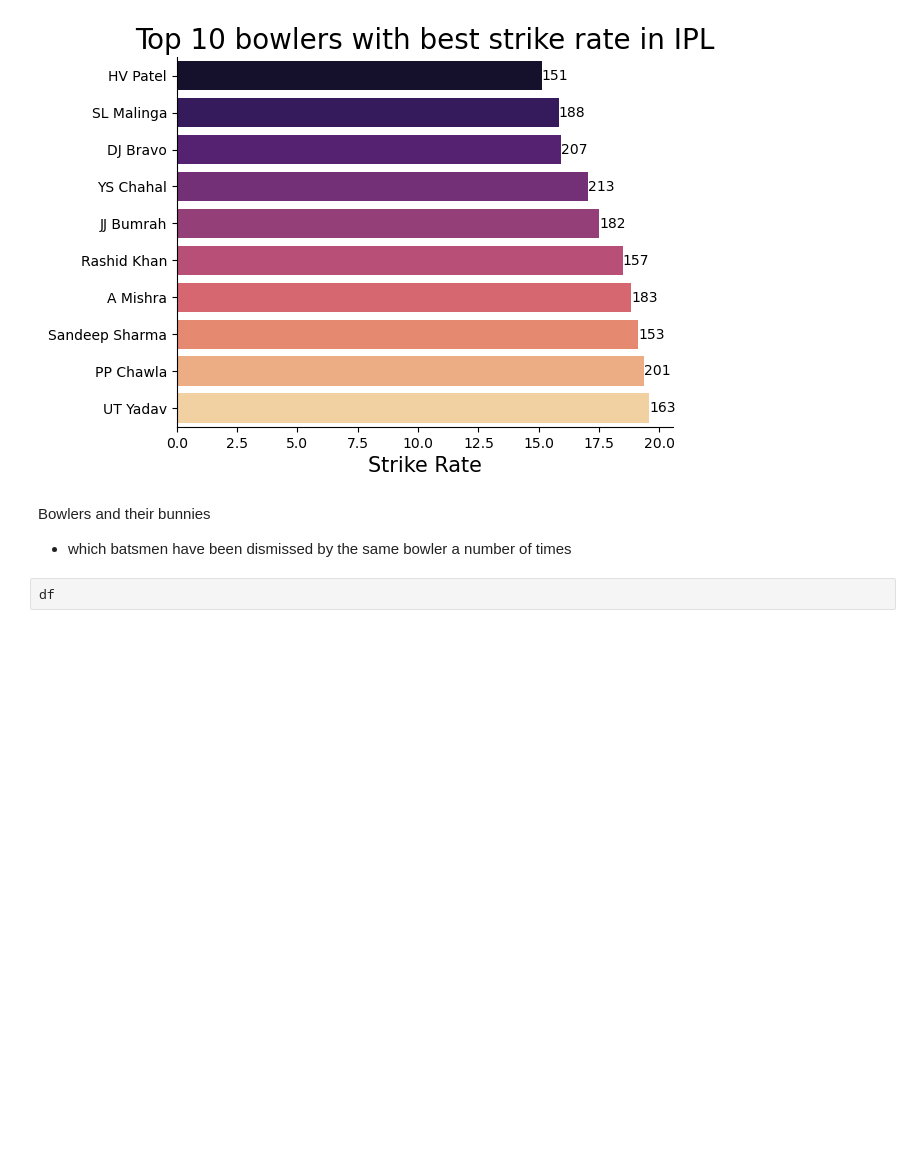
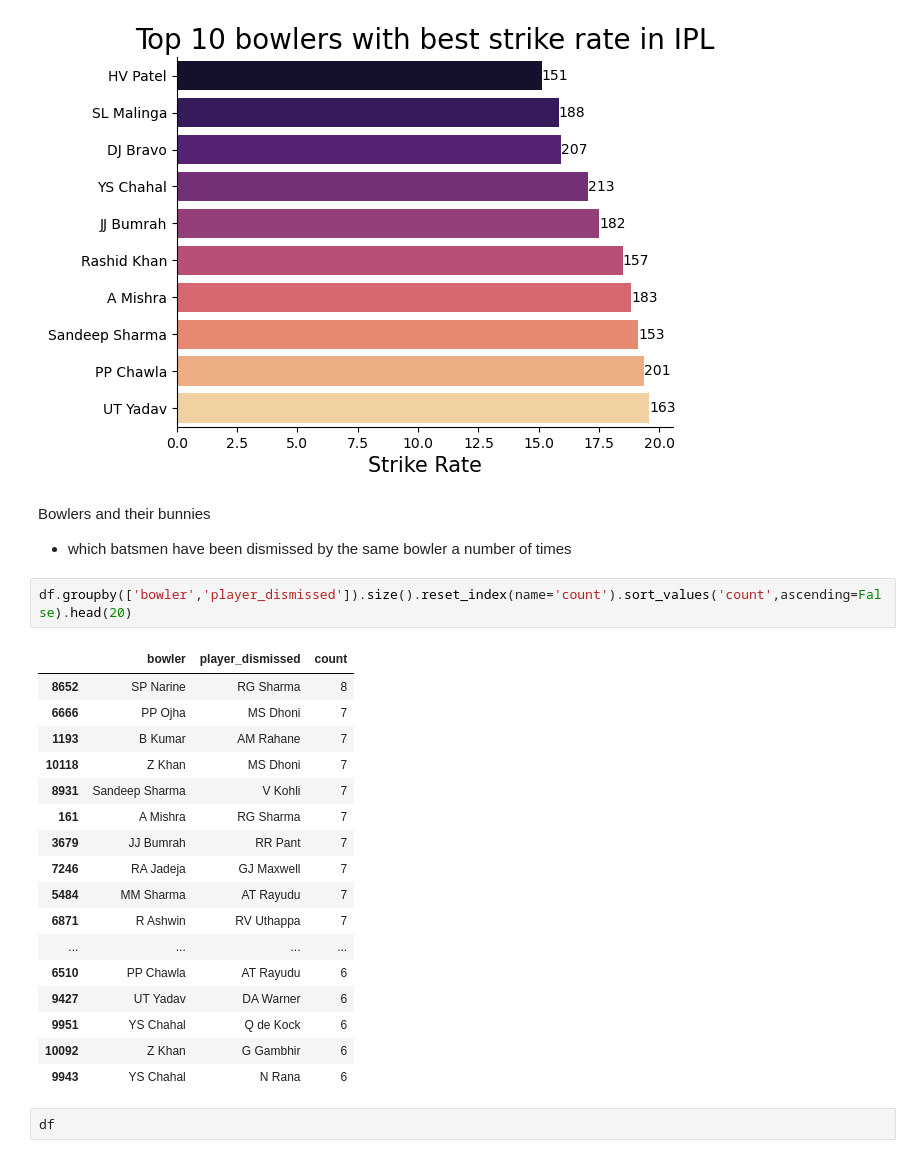
Before and after one commit to Prashant0594/python_data_projects, a Jupyter notebook: project_IPL_analysis/best_bowler.ipynb, the cells around one changed output. Drawn from its saved outputs; the diff is of its cells as text; blank space fills up the shorter version.

```diff
--- a/project_IPL_analysis/best_bowler.ipynb
+++ b/project_IPL_analysis/best_bowler.ipynb
@@ -114,6 +114,26 @@ plt.show()
 Bowlers and their bunnies
 
 - which batsmen have been dismissed by the same bowler a number of times
+# %%
+df.groupby(['bowler','player_dismissed']).size().reset_index(name='count').sort_values('count',ascending=False).head(20)
+# %% [output]
+|  | bowler | player_dismissed | count |
+| 8652 | SP Narine | RG Sharma | 8 |
+| 6666 | PP Ojha | MS Dhoni | 7 |
+| 1193 | B Kumar | AM Rahane | 7 |
+| 10118 | Z Khan | MS Dhoni | 7 |
+| 8931 | Sandeep Sharma | V Kohli | 7 |
+| 161 | A Mishra | RG Sharma | 7 |
+| 3679 | JJ Bumrah | RR Pant | 7 |
+| 7246 | RA Jadeja | GJ Maxwell | 7 |
+| 5484 | MM Sharma | AT Rayudu | 7 |
+| 6871 | R Ashwin | RV Uthappa | 7 |
+| ... | ... | ... | ... |
+| 6510 | PP Chawla | AT Rayudu | 6 |
+| 9427 | UT Yadav | DA Warner | 6 |
+| 9951 | YS Chahal | Q de Kock | 6 |
+| 10092 | Z Khan | G Gambhir | 6 |
+| 9943 | YS Chahal | N Rana | 6 |
 # %%
 df
 # %% [output]
```
